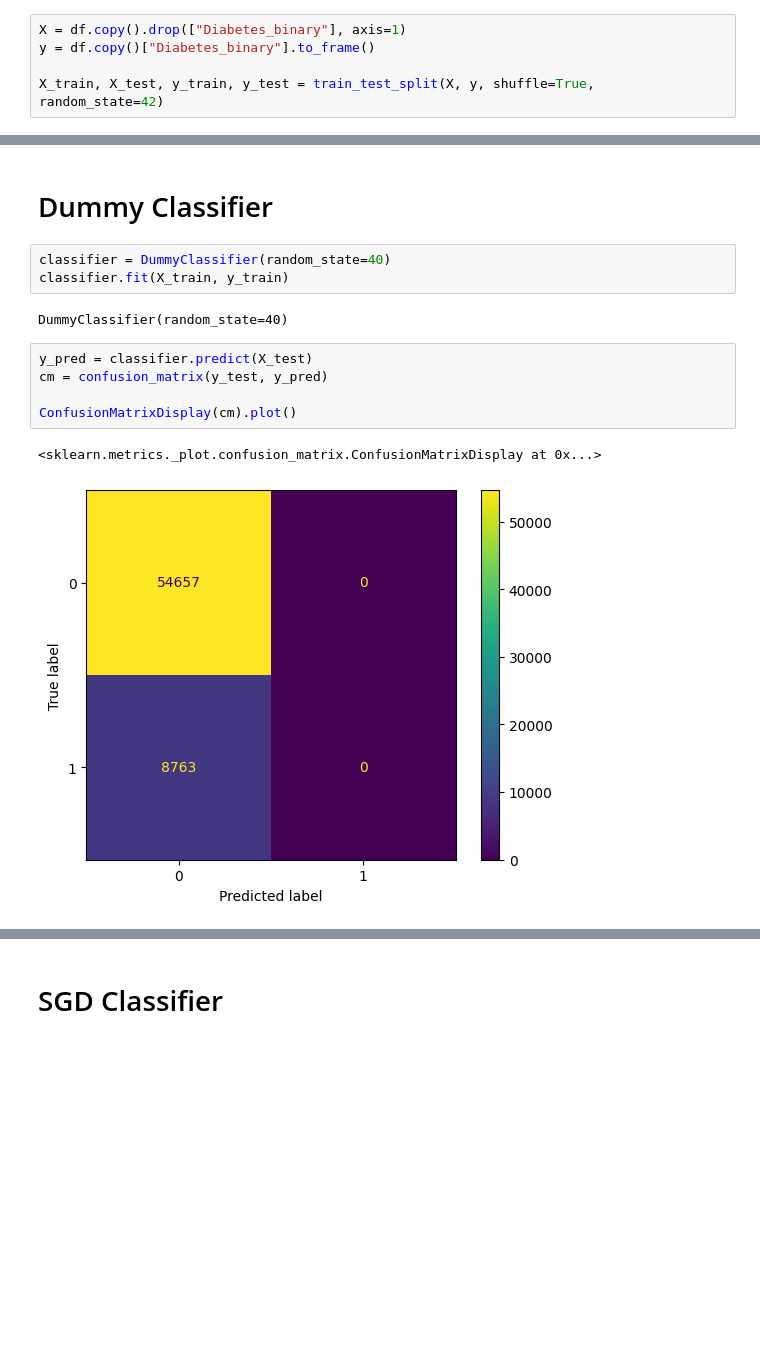
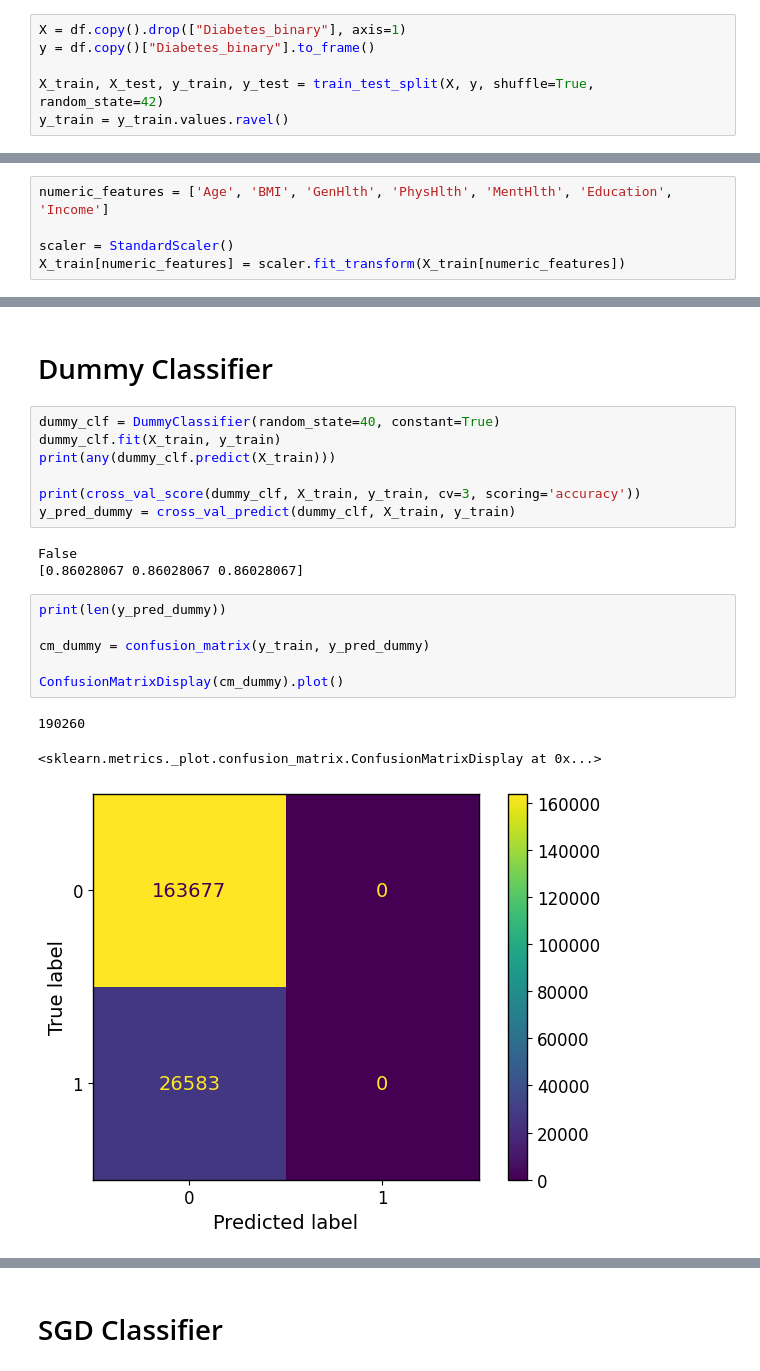
Before and after one commit to Grade123/NTNU-IE500618-Assignment-2, a Jupyter notebook: notebooks/diabetes_classification.ipynb, the cells around one changed output, grey strips where cells are left out. Saved outputs shown, nothing was run; the diff lists cells and outputs as text; blank space fills up the shorter version.

```diff
--- a/notebooks/diabetes_classification.ipynb
+++ b/notebooks/diabetes_classification.ipynb
@@ -30,6 +36,7 @@ X = df.copy().drop(["Diabetes_binary"], axis=1)
 y = df.copy()["Diabetes_binary"].to_frame()
 
 X_train, X_test, y_train, y_test = train_test_split(X, y, shuffle=True, random_state=42)
+y_train = y_train.values.ravel()
 # %% [markdown]
 # Data Analysis
 # %%
@@ -59 +66,6 @@ X_train.hist(figsize=(15, 15));
+# %%
+numeric_features = ['Age', 'BMI', 'GenHlth', 'PhysHlth', 'MentHlth', 'Education', 'Income']
+
+scaler = StandardScaler()
+X_train[numeric_features] = scaler.fit_transform(X_train[numeric_features])
 # %%
@@ -65,15 +92,22 @@ sb.heatmap(corr)
 # %% [markdown]
 # Dummy Classifier
 # %%
-classifier = DummyClassifier(random_state=40)
-classifier.fit(X_train, y_train)
+dummy_clf = DummyClassifier(random_state=40, constant=True)
+dummy_clf.fit(X_train, y_train)
+print(any(dummy_clf.predict(X_train)))
+
+print(cross_val_score(dummy_clf, X_train, y_train, cv=3, scoring='accuracy'))
+y_pred_dummy = cross_val_predict(dummy_clf, X_train, y_train)
 # %% [output]
-DummyClassifier(random_state=40)
+False
+[0.86028067 0.86028067 0.86028067]
 # %%
-y_pred = classifier.predict(X_test)
-cm = confusion_matrix(y_test, y_pred)
+print(len(y_pred_dummy))
 
-ConfusionMatrixDisplay(cm).plot()
+cm_dummy = confusion_matrix(y_train, y_pred_dummy)
+
+ConfusionMatrixDisplay(cm_dummy).plot()
 # %% [output]
-<sklearn.metrics._plot.confusion_matrix.ConfusionMatrixDisplay at 0x...>
+190260
+<sklearn.metrics._plot.confusion_matrix.ConfusionMatrixDisplay at 0x...>
-[figure, old version]
+[figure, new version]
```
Also changed, not shown: parts of 30 cells of this notebook.
